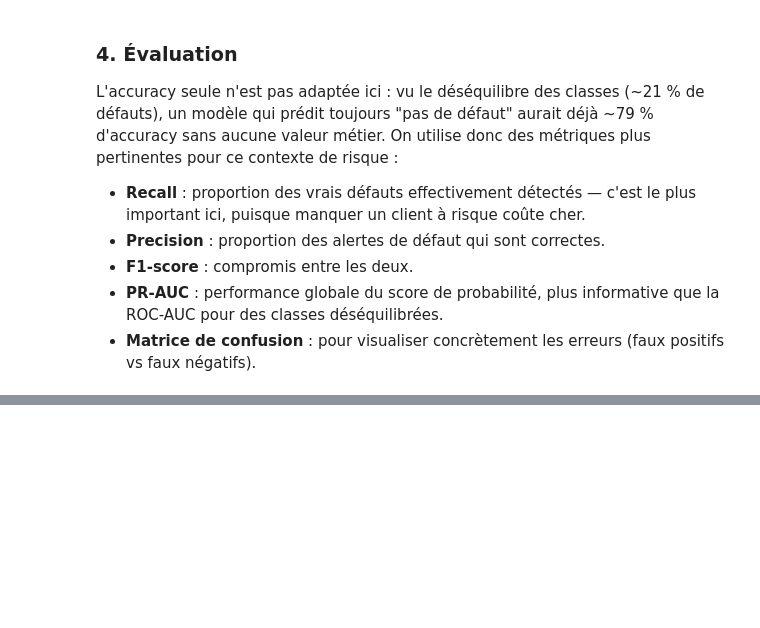
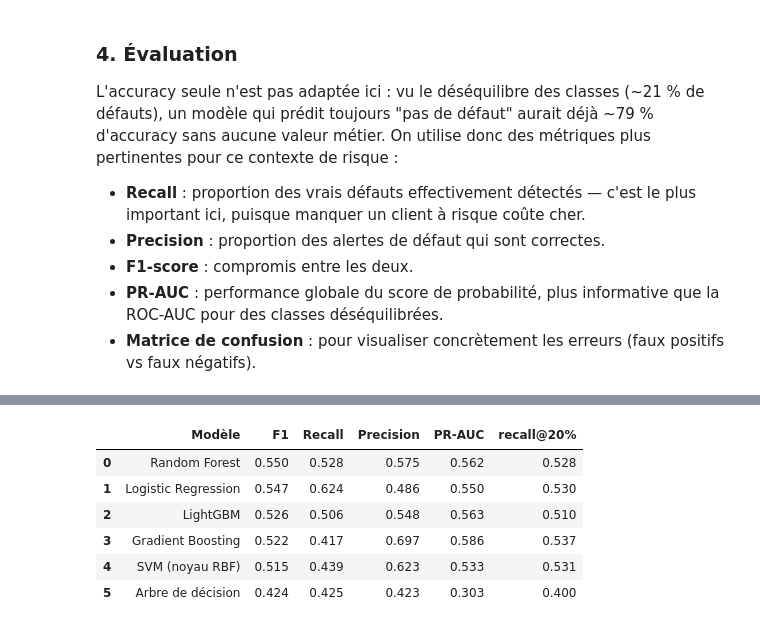
Before and after one commit to Tibak2206/Talk_to_my_data, a Jupyter notebook: notebooks/02_modelisation_baseline.ipynb, the cells around one changed output, grey strips where cells are left out. Saved outputs shown, nothing was run; the diff lists cells and outputs as text; code cells hidden in the pictures; blank space fills up the shorter version.

```diff
--- a/notebooks/02_modelisation_baseline.ipynb
+++ b/notebooks/02_modelisation_baseline.ipynb
@@ -419,0 +461,44 @@ Le Recall passe de 64 % à **80 %** : le modèle détecte maintenant 102 vrais d
+# %%
+from sklearn import svm
+from sklearn.tree import DecisionTreeClassifier
+from sklearn.ensemble import RandomForestClassifier, GradientBoostingClassifier
+from sklearn.model_selection import StratifiedKFold, cross_val_predict
+from lightgbm import LGBMClassifier
+
+SEED = 42
+
+clf_candidats = {
+    "Logistic Regression": LogisticRegression(max_iter=1000, class_weight="balanced", random_state=SEED),
+    "SVM (noyau RBF)": svm.SVC(kernel="rbf", class_weight="balanced", probability=True, random_state=SEED),
+    "Arbre de décision": DecisionTreeClassifier(class_weight="balanced", random_state=SEED),
+    "Random Forest": RandomForestClassifier(class_weight="balanced", random_state=SEED),
+    "Gradient Boosting": GradientBoostingClassifier(random_state=SEED),
+    "LightGBM": LGBMClassifier(class_weight="balanced", random_state=SEED, verbose=-1),
+}
+# %%
+cv = StratifiedKFold(n_splits=5, shuffle=True, random_state=SEED)
+
+results = []
+for name, model in clf_candidats.items():
+    pipeline = build_pipeline(model)
+    y_proba_cv = cross_val_predict(pipeline, X_train, y_train, cv=cv, method="predict_proba")[:, 1]
+    y_pred_cv = (y_proba_cv >= 0.5).astype(int)
+    results.append({
+        "Modèle": name,
+        "F1": f1_score(y_train, y_pred_cv),
+        "Recall": recall_score(y_train, y_pred_cv),
+        "Precision": precision_score(y_train, y_pred_cv),
+        "PR-AUC": average_precision_score(y_train, y_proba_cv),
+        "recall@20%": recall_at_k(y_train, y_proba_cv, 0.2),
+    })
+
+results_df = pd.DataFrame(results).sort_values("F1", ascending=False).reset_index(drop=True)
+results_df.round(3)
+# %% [output]
+|  | Modèle | F1 | Recall | Precision | PR-AUC | recall@20% |
+| 0 | Random Forest | 0.550 | 0.528 | 0.575 | 0.562 | 0.528 |
+| 1 | Logistic Regression | 0.547 | 0.624 | 0.486 | 0.550 | 0.530 |
+| 2 | LightGBM | 0.526 | 0.506 | 0.548 | 0.563 | 0.510 |
+| 3 | Gradient Boosting | 0.522 | 0.417 | 0.697 | 0.586 | 0.537 |
+| 4 | SVM (noyau RBF) | 0.515 | 0.439 | 0.623 | 0.533 | 0.531 |
+| 5 | Arbre de décision | 0.424 | 0.425 | 0.423 | 0.303 | 0.400 |
```
Also changed, not shown: parts of 24 cells of this notebook, 5 other files.
